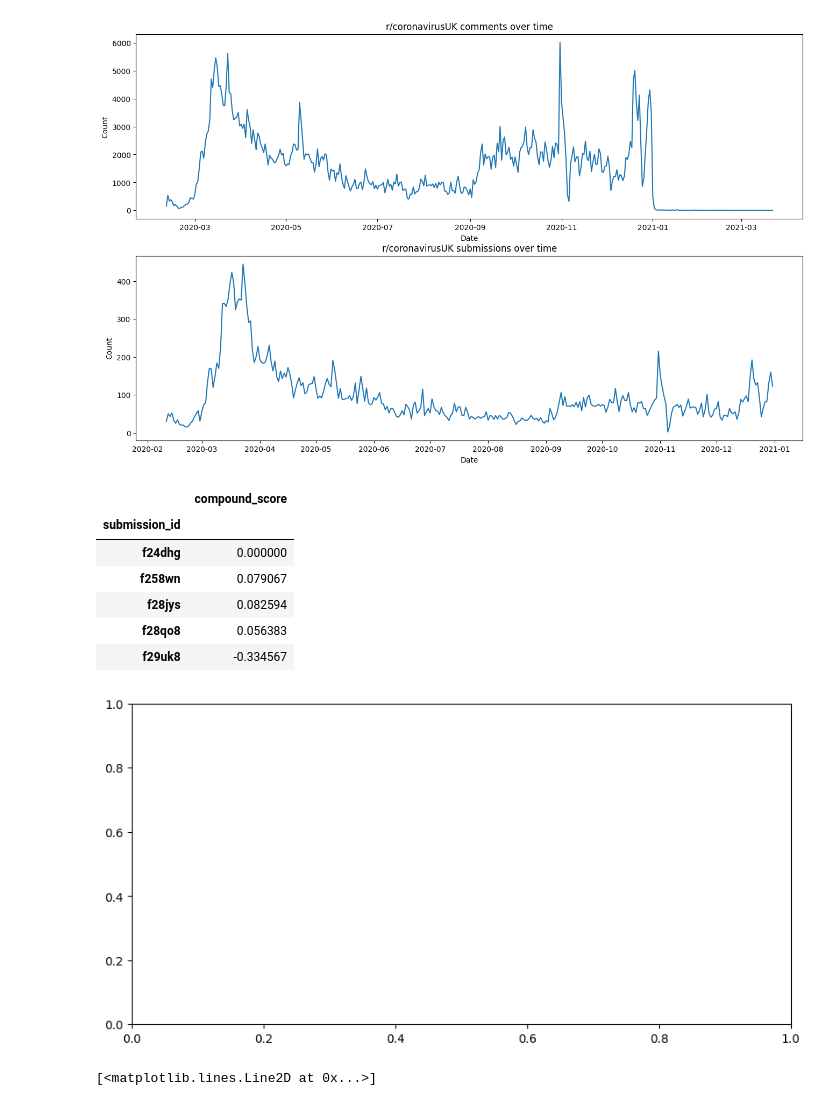
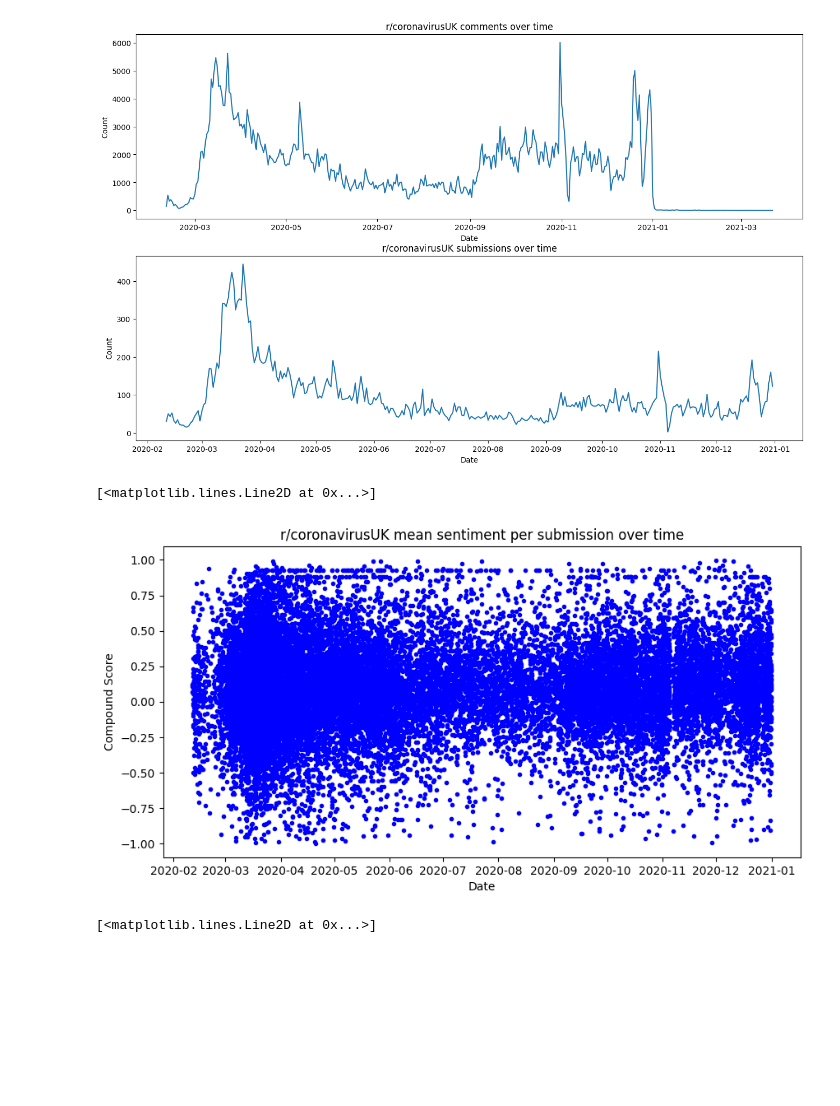
Before and after one commit to ollyjc99/COVID-19-Sentiment-and-Compliance-Analyzer, a Jupyter notebook: Data Analysis.ipynb, the cells around one changed output. Cells and saved outputs as stored; diff of their text form; code cells hidden in the pictures; blank space fills up the shorter version.

Commit message:
finishing plotting mean sentiment towards submissions overtime

```diff
--- a/Data Analysis.ipynb
+++ b/Data Analysis.ipynb
@@ -44,31 +46,34 @@ ax2.plot(submissions.index, submissions.values)
 [<matplotlib.lines.Line2D at 0x...>]
 [figure]
 # %%
-
+### PLOTTING COMMENTS BY SUBMISSION ON r/coronavirusUK OVER TIME
 
 s_df = s_df.sort_values(by='datetime')
 c_df = c_df.sort_values(by='datetime')
 
-comments_by_submission = c_df.groupby(c_df['submission_id']).agg({'compound_score': mean})
+### SUBMISSION COMPOUND SCORE CALCULATED BY MEAN OF COMMENTS FROM EACH SUBMISSION
+agg_sub_compound_score = c_df.query(
+    'sentiment != "neutral"'
+).groupby(
+    c_df['submission_id']
+).agg(
+    {
+        'compound_score': mean
+    }
+)
+
+sub_comments = pd.merge(s_df, agg_sub_compound_score, left_index=True, right_index=True)
 
 fig, ax1 = plt.subplots(1, dpi=100)
 fig.set_size_inches(10, 5)
 
-comments_by_submission.head(5)
-
-# ax1.set_title('r/coronavirusUK comments over time')
-# ax1.set_xlabel('Date')
-# ax1.set_ylabel('Count')
-# ax1.plot(comments.index, comments.values)
+ax1.set_title('r/coronavirusUK mean sentiment per submission over time')
+ax1.set_xlabel('Date')
+ax1.set_ylabel('Compound Score')
+ax1.plot(sub_comments['datetime'], sub_comments['compound_score'], 'b.')
 # %% [output]
-|  | compound_score |
-| submission_id |  |
-| f24dhg | 0.000000 |
-| f258wn | 0.079067 |
-| f28jys | 0.082594 |
-| f28qo8 | 0.056383 |
-| f29uk8 | -0.334567 |
+[<matplotlib.lines.Line2D at 0x...>]
-[figure, old version]
+[figure, new version]
 # %%
 # Mean entiment analysis compound score for every comment over time
 
```
Also changed, not shown: parts of 1 cell of this notebook.
